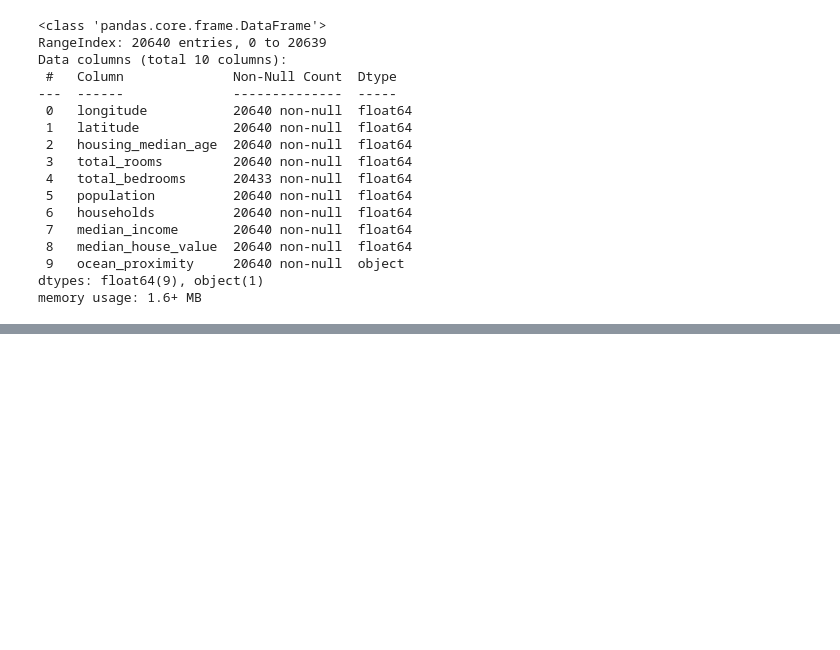
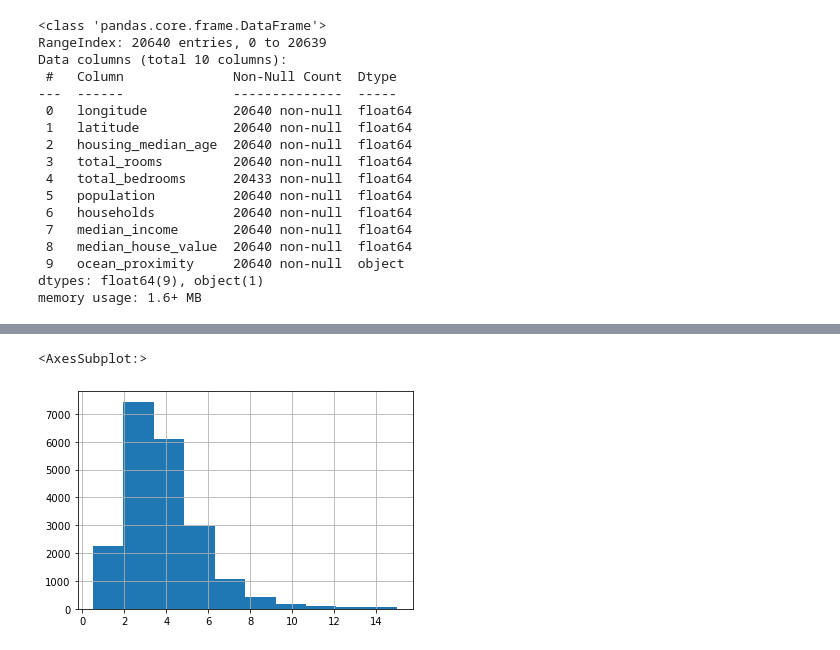
Before and after one commit to ramankhurana/DataScience, a Jupyter notebook: CaliforniaHousingPrice/HousingPricePrediction.ipynb, the cells around one changed output, grey strips where cells are left out. Cells and saved outputs as stored; diff of their text form; code cells hidden in the pictures; blank space fills up the shorter version.

```diff
--- a/CaliforniaHousingPrice/HousingPricePrediction.ipynb
+++ b/CaliforniaHousingPrice/HousingPricePrediction.ipynb
@@ -213,0 +220,5 @@ Creating a test set theoritically is very simple, just pick 20% of the instances
+# %%
+df.median_income.hist()
+# %% [output]
+<AxesSubplot:>
+[figure, added]
```
Also changed, not shown: parts of 25 cells of this notebook.
